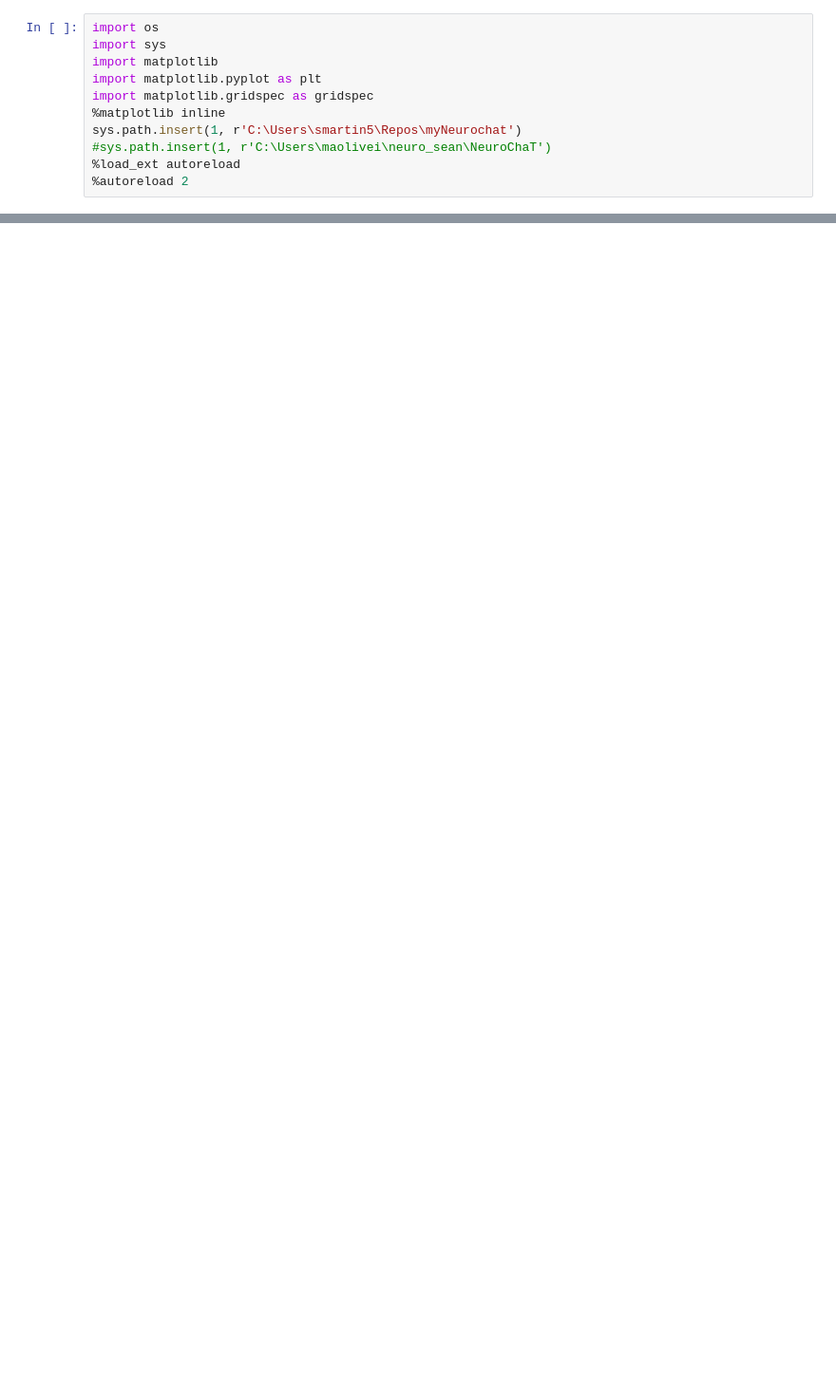
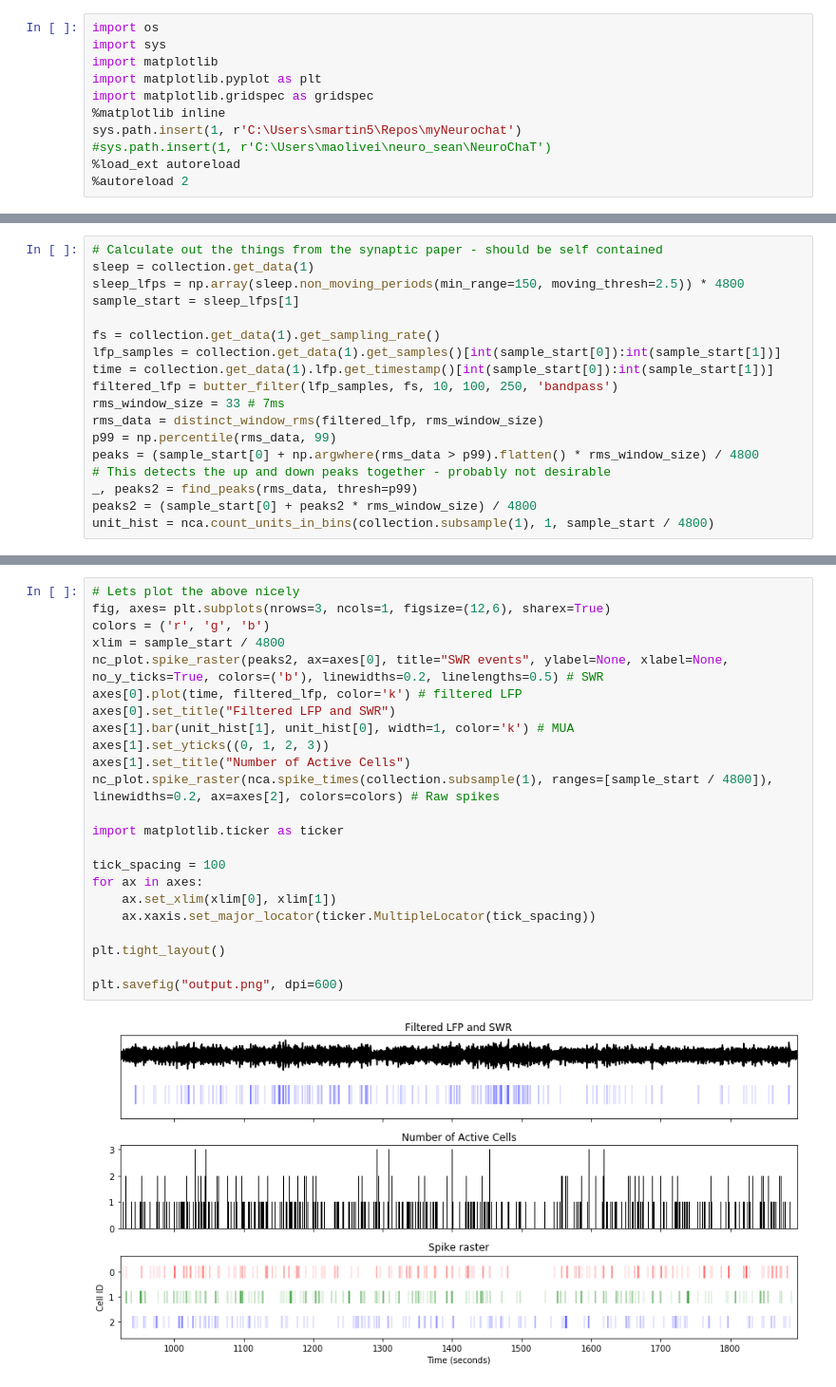
Before and after one commit to shanemomara/omaraneurolab, a Jupyter notebook: notebooks/ReplayAnalysis.ipynb, the cells around one changed output, grey strips where cells are left out. Shown at 95% size. Saved outputs shown, nothing was run; the diff lists cells and outputs as text; blank space fills up the shorter version.

```diff
--- a/notebooks/ReplayAnalysis.ipynb
+++ b/notebooks/ReplayAnalysis.ipynb
@@ -72,0 +192,18 @@ fig = nc_plot.spike_position_raster(sub)
+# %%
+# Calculate out the things from the synaptic paper - should be self contained
+sleep = collection.get_data(1)
+sleep_lfps = np.array(sleep.non_moving_periods(min_range=150, moving_thresh=2.5)) * 4800
+sample_start = sleep_lfps[1]
+
+fs = collection.get_data(1).get_sampling_rate()
+lfp_samples = collection.get_data(1).get_samples()[int(sample_start[0]):int(sample_start[1])]
+time = collection.get_data(1).lfp.get_timestamp()[int(sample_start[0]):int(sample_start[1])]
+filtered_lfp = butter_filter(lfp_samples, fs, 10, 100, 250, 'bandpass')
+rms_window_size = 33 # 7ms
+rms_data = distinct_window_rms(filtered_lfp, rms_window_size)
+p99 = np.percentile(rms_data, 99)
+peaks = (sample_start[0] + np.argwhere(rms_data > p99).flatten() * rms_window_size) / 4800
+# This detects the up and down peaks together - probably not desirable
+_, peaks2 = find_peaks(rms_data, thresh=p99)
+peaks2 = (sample_start[0] + peaks2 * rms_window_size) / 4800
+unit_hist = nca.count_units_in_bins(collection.subsample(1), 1, sample_start / 4800)
@@ -72,0 +224,25 @@ fig = nc_plot.spike_position_raster(sub)
+# %%
+# Lets plot the above nicely
+fig, axes= plt.subplots(nrows=3, ncols=1, figsize=(12,6), sharex=True)
+colors = ('r', 'g', 'b')
+xlim = sample_start / 4800
+nc_plot.spike_raster(peaks2, ax=axes[0], title="SWR events", ylabel=None, xlabel=None, no_y_ticks=True, colors=('b'), linewidths=0.2, linelengths=0.5) # SWR
+axes[0].plot(time, filtered_lfp, color='k') # filtered LFP
+axes[0].set_title("Filtered LFP and SWR")
+axes[1].bar(unit_hist[1], unit_hist[0], width=1, color='k') # MUA
+axes[1].set_yticks((0, 1, 2, 3))
+axes[1].set_title("Number of Active Cells")
+nc_plot.spike_raster(nca.spike_times(collection.subsample(1), ranges=[sample_start / 4800]), linewidths=0.2, ax=axes[2], colors=colors) # Raw spikes
+
+import matplotlib.ticker as ticker
+
+tick_spacing = 100
+for ax in axes:
+    ax.set_xlim(xlim[0], xlim[1])
+    ax.xaxis.set_major_locator(ticker.MultipleLocator(tick_spacing))
+
+plt.tight_layout()
+
+plt.savefig("output.png", dpi=600)
+# %% [output]
+[figure, added]
```
Also changed, not shown: parts of 25 cells of this notebook.
